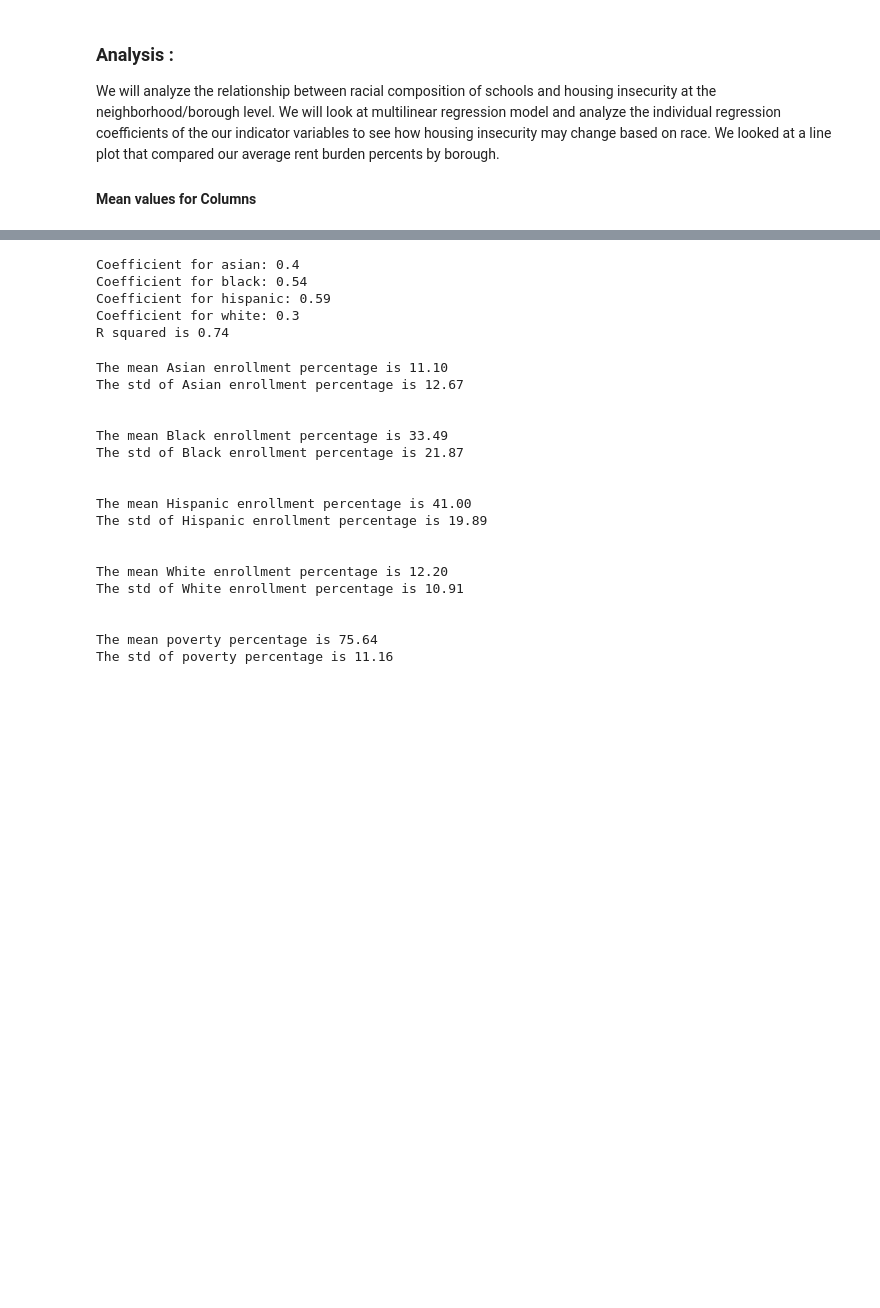
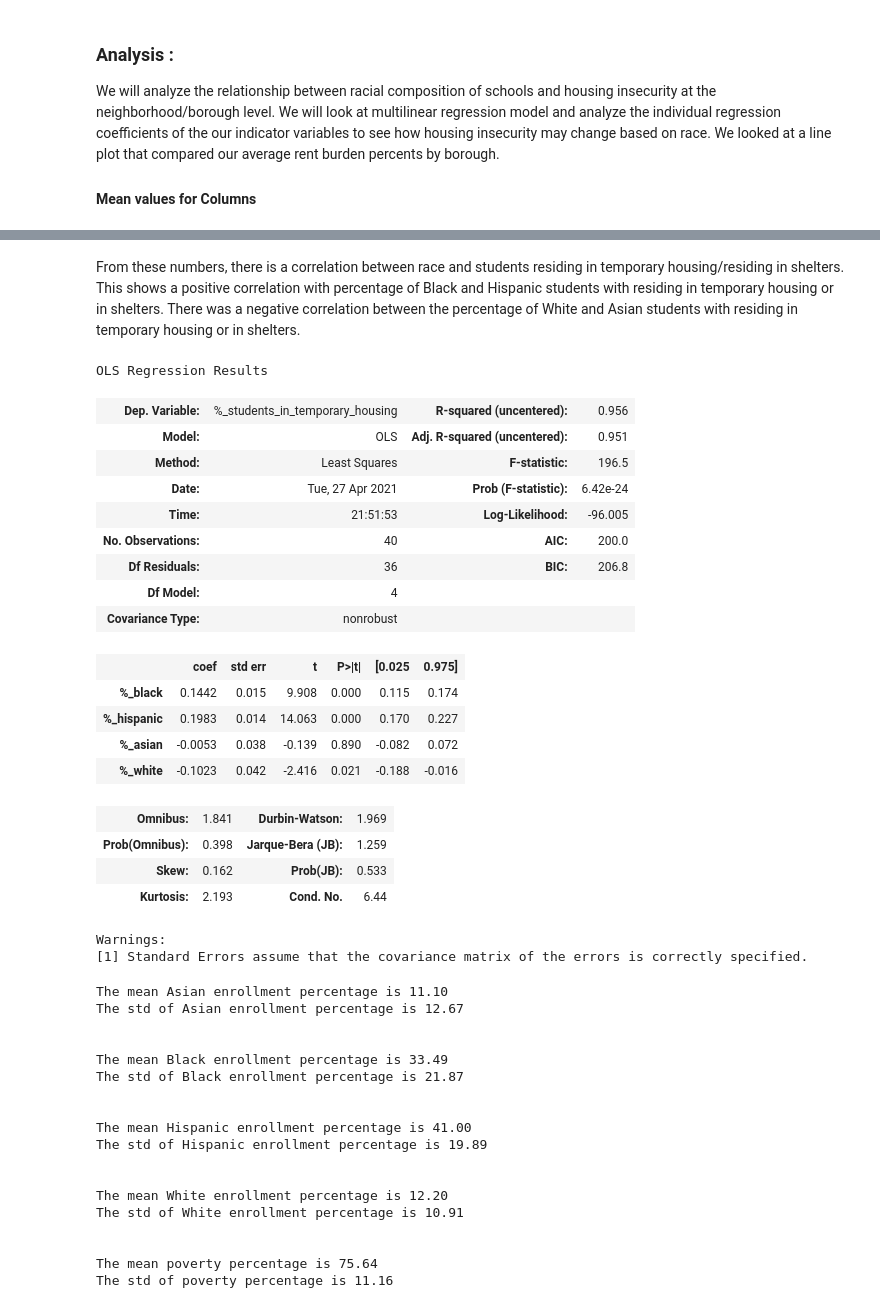
Before and after one commit to cailtyn-caj96/info-2950, a Jupyter notebook: finalproject.ipynb, the cells around one changed output, grey strips where cells are left out. Saved outputs shown, nothing was run; the diff lists cells and outputs as text; code cells hidden in the pictures; blank space fills up the shorter version.

```diff
--- a/finalproject.ipynb
+++ b/finalproject.ipynb
@@ -716,3 +726,36 @@ We looked at a line plot that compared our average rent burden percents by borou
+# %% [markdown]
+From these numbers, there is a correlation between race and students residing in temporary housing/residing in shelters. This shows a positive correlation with percentage of Black and Hispanic students with residing in temporary housing or in shelters. There was a negative correlation between the percentage of White and Asian students with residing in temporary housing or in shelters.
+# %%
+import statsmodels.api as sm
+
+x = final_ds[["%_black", "%_hispanic", "%_asian", "%_white"]]
+y = final_ds["%_students_in_temporary_housing"]
+
+#ANOVA model
+model = sm.OLS(y, x).fit()
+model.summary()
+# %% [output]
+OLS Regression Results
+| Dep. Variable: | %_students_in_temporary_housing | R-squared (uncentered): | 0.956 |
+| Model: | OLS | Adj. R-squared (uncentered): | 0.951 |
+| Method: | Least Squares | F-statistic: | 196.5 |
+| Date: | Tue, 27 Apr 2021 | Prob (F-statistic): | 6.42e-24 |
+| Time: | 21:51:53 | Log-Likelihood: | -96.005 |
+| No. Observations: | 40 | AIC: | 200.0 |
+| Df Residuals: | 36 | BIC: | 206.8 |
+| Df Model: | 4 |  |  |
+| Covariance Type: | nonrobust |  |  |
+|  | coef | std err | t | P>|t| | [0.025 | 0.975] |
+| %_black | 0.1442 | 0.015 | 9.908 | 0.000 | 0.115 | 0.174 |
+| %_hispanic | 0.1983 | 0.014 | 14.063 | 0.000 | 0.170 | 0.227 |
+| %_asian | -0.0053 | 0.038 | -0.139 | 0.890 | -0.082 | 0.072 |
+| %_white | -0.1023 | 0.042 | -2.416 | 0.021 | -0.188 | -0.016 |
+| Omnibus: | 1.841 | Durbin-Watson: | 1.969 |
+| Prob(Omnibus): | 0.398 | Jarque-Bera (JB): | 1.259 |
+| Skew: | 0.162 | Prob(JB): | 0.533 |
+| Kurtosis: | 2.193 | Cond. No. | 6.44 |
+Warnings:
+[1] Standard Errors assume that the covariance matrix of the errors is correctly specified.
 # %%
 x = final_ds[["%_asian","%_black", "%_hispanic", "%_white"]]
 y = final_ds["%_students_in_temporary_housing"]
@@ -720,18 +763,12 @@ regressor = LinearRegression()
 regressor.fit(x,y)
 y_pred = regressor.predict(x)
 slope = np.around(regressor.coef_,2)
-print("Coefficient for asian: {}".format(slope[0]))
-print("Coefficient for black: {}".format(slope[1]))
-print("Coefficient for hispanic: {}".format(slope[2]))
-print("Coefficient for white: {}".format(slope[3]))
-score = np.around(regressor.score(x,y),2)
-print("R squared is {}".format(score))
+#print("Coefficient for asian: {}".format(slope[0]))
+#print("Coefficient for black: {}".format(slope[1]))
+#print("Coefficient for hispanic: {}".format(slope[2]))
+#print("Coefficient for white: {}".format(slope[3]))
+#score = np.around(regressor.score(x,y),2)
+#print("R squared is {}".format(score))
-# %% [output]
-Coefficient for asian: 0.4
-Coefficient for black: 0.54
-Coefficient for hispanic: 0.59
-Coefficient for white: 0.3
-R squared is 0.74
 # %%
 print("The mean Asian enrollment percentage is {:.2f}".format(final_ds["%_asian"].mean()))
 print("The std of Asian enrollment percentage is {:.2f}".format(final_ds["%_asian"].std()))
```
Also changed, not shown: parts of 11 cells of this notebook.
